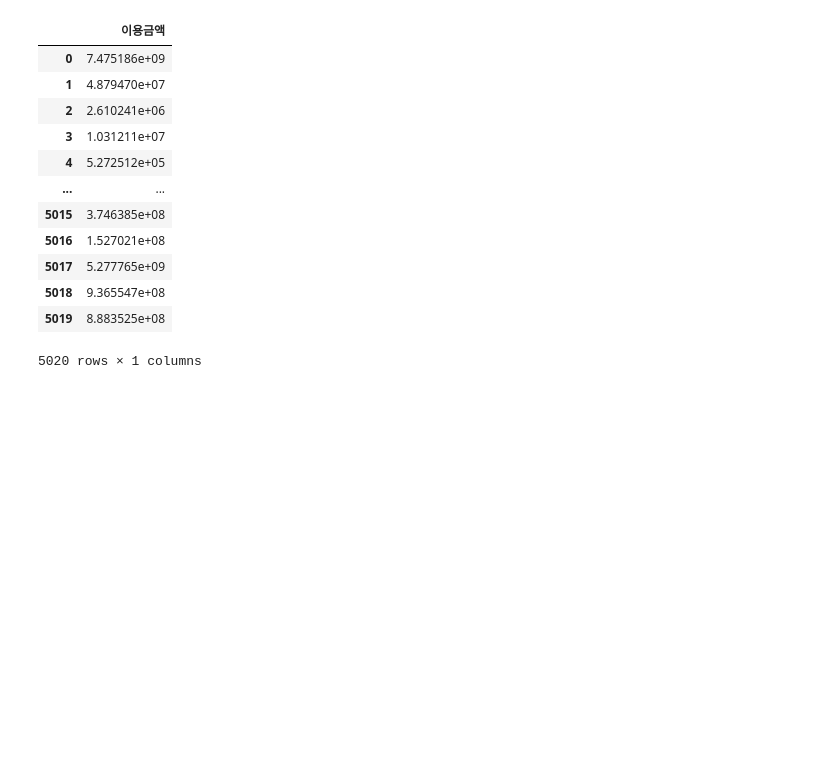
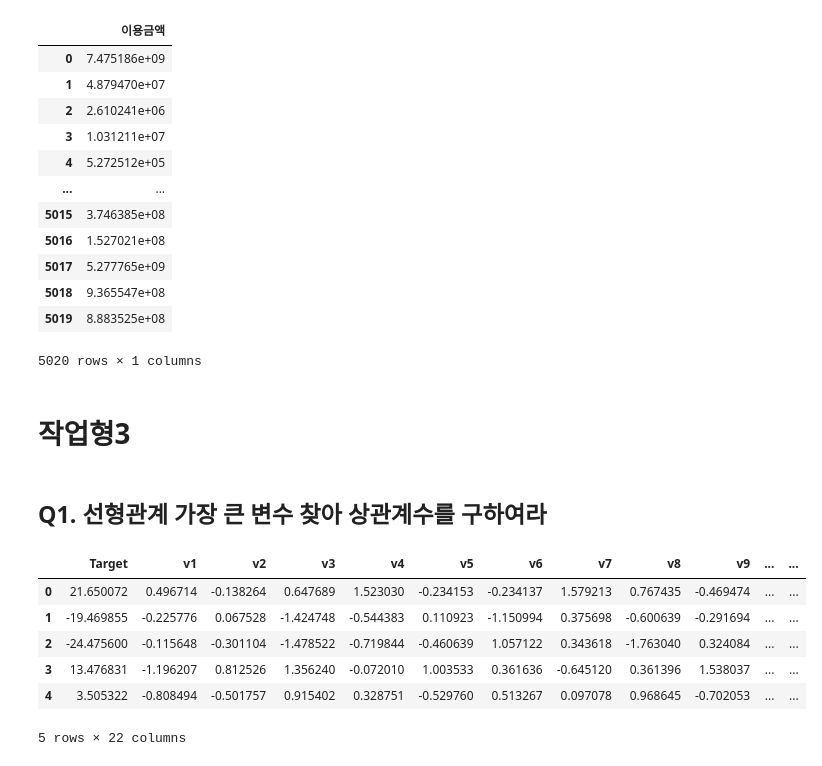
Before and after one commit to yesolee/BigDataCertification, a Jupyter notebook: 빅분기7회기출.ipynb, the cells around one changed output. Drawn from its saved outputs; the diff is of its cells as text; code cells hidden in the pictures; blank space fills up the shorter version.

```diff
--- a/빅분기7회기출.ipynb
+++ b/빅분기7회기출.ipynb
@@ -287,3 +287,19 @@ result
 5020 rows × 1 columns
 # %%
 # result.to_csv('result.csv', index=False)
+# %% [markdown]
+# 작업형3
+# %% [markdown]
+## Q1. 선형관계 가장 큰 변수 찾아 상관계수를 구하여라
+# %%
+import pandas as pd
+df=pd.read_csv('https://raw.githubusercontent.com/Datamanim/datarepo/main/krdatacertificate/e7_p3_1.csv')
+df.head()
+# %% [output]
+|  | Target | v1 | v2 | v3 | v4 | v5 | v6 | v7 | v8 | v9 | ... | ... |
+| 0 | 21.650072 | 0.496714 | -0.138264 | 0.647689 | 1.523030 | -0.234153 | -0.234137 | 1.579213 | 0.767435 | -0.469474 | ... | ... |
+| 1 | -19.469855 | -0.225776 | 0.067528 | -1.424748 | -0.544383 | 0.110923 | -1.150994 | 0.375698 | -0.600639 | -0.291694 | ... | ... |
+| 2 | -24.475600 | -0.115648 | -0.301104 | -1.478522 | -0.719844 | -0.460639 | 1.057122 | 0.343618 | -1.763040 | 0.324084 | ... | ... |
+| 3 | 13.476831 | -1.196207 | 0.812526 | 1.356240 | -0.072010 | 1.003533 | 0.361636 | -0.645120 | 0.361396 | 1.538037 | ... | ... |
+| 4 | 3.505322 | -0.808494 | -0.501757 | 0.915402 | 0.328751 | -0.529760 | 0.513267 | 0.097078 | 0.968645 | -0.702053 | ... | ... |
+5 rows × 22 columns
```
Also changed, not shown: parts of 28 cells of this notebook.
